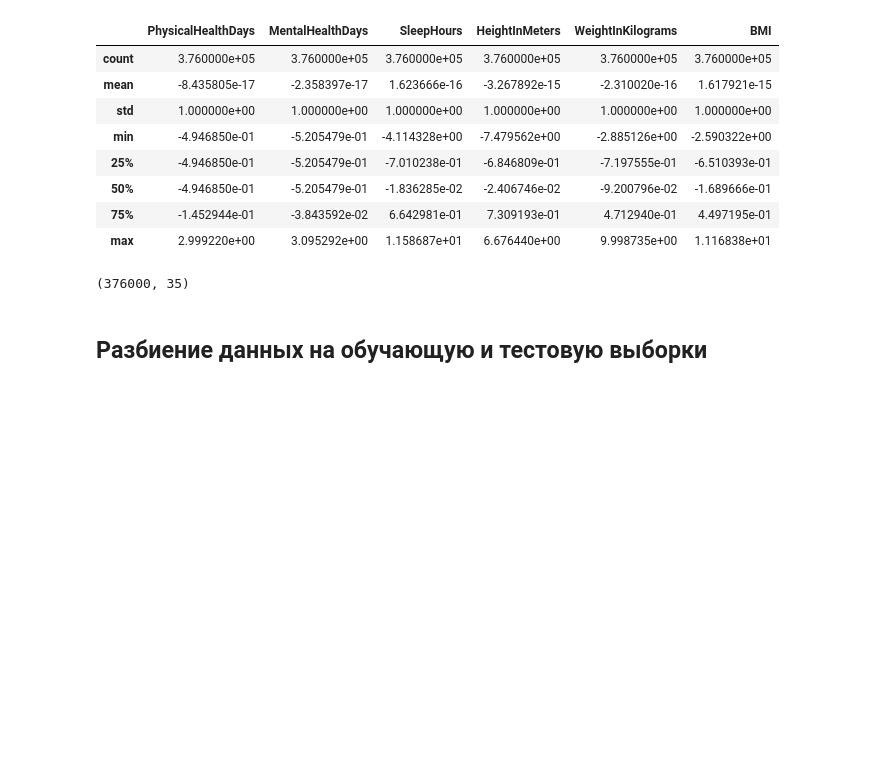
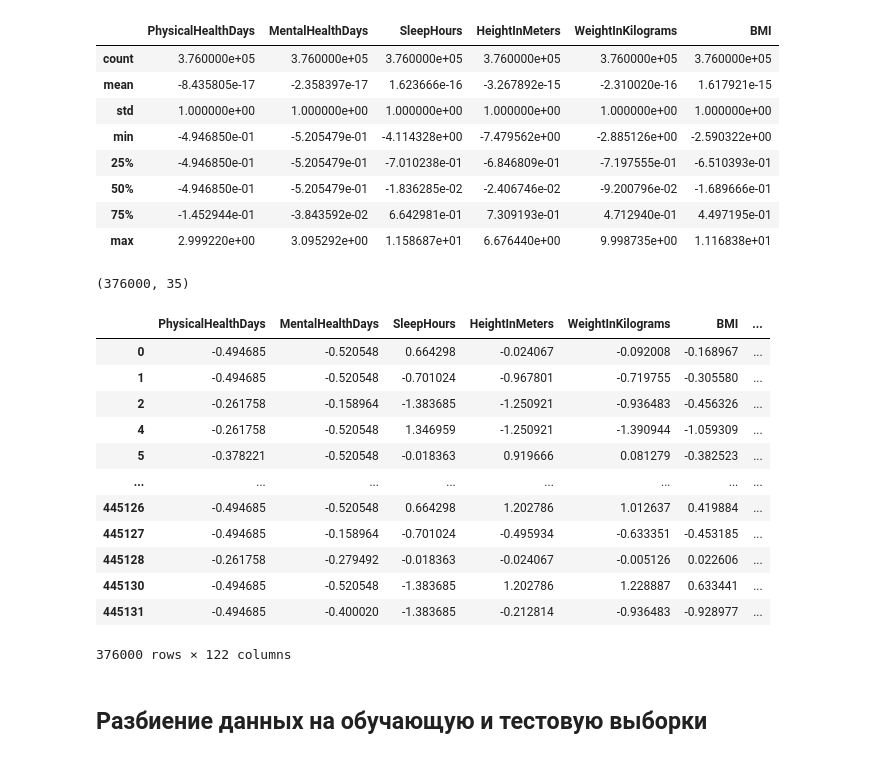
Before and after one commit to DDYunin/ML_course_NNGU, a Jupyter notebook: ML_lab1.ipynb, the cells around one changed output. Saved outputs shown, nothing was run; the diff lists cells and outputs as text; code cells hidden in the pictures; blank space fills up the shorter version.

```diff
--- a/ML_lab1.ipynb
+++ b/ML_lab1.ipynb
@@ -600,6 +600,22 @@ final_data = pd.concat((data_numerical, data_nonbinary, binary_data), axis = 1)
 print(data.shape)
 # %% [output]
 (376000, 35)
+# %%
+final_data
+# %% [output]
+|  | PhysicalHealthDays | MentalHealthDays | SleepHours | HeightInMeters | WeightInKilograms | BMI | ... |
+| 0 | -0.494685 | -0.520548 | 0.664298 | -0.024067 | -0.092008 | -0.168967 | ... |
+| 1 | -0.494685 | -0.520548 | -0.701024 | -0.967801 | -0.719755 | -0.305580 | ... |
+| 2 | -0.261758 | -0.158964 | -1.383685 | -1.250921 | -0.936483 | -0.456326 | ... |
+| 4 | -0.261758 | -0.520548 | 1.346959 | -1.250921 | -1.390944 | -1.059309 | ... |
+| 5 | -0.378221 | -0.520548 | -0.018363 | 0.919666 | 0.081279 | -0.382523 | ... |
+| ... | ... | ... | ... | ... | ... | ... | ... |
+| 445126 | -0.494685 | -0.520548 | 0.664298 | 1.202786 | 1.012637 | 0.419884 | ... |
+| 445127 | -0.494685 | -0.158964 | -0.701024 | -0.495934 | -0.633351 | -0.453185 | ... |
+| 445128 | -0.261758 | -0.279492 | -0.018363 | -0.024067 | -0.005126 | 0.022606 | ... |
+| 445130 | -0.494685 | -0.520548 | -1.383685 | 1.202786 | 1.228887 | 0.633441 | ... |
+| 445131 | -0.494685 | -0.400020 | -1.383685 | -0.212814 | -0.936483 | -0.928977 | ... |
+376000 rows × 122 columns
 # %% [markdown]
 ## Разбиение данных на обучающую и тестовую выборки
 # %%
```
Also changed, not shown: parts of 50 cells of this notebook.
